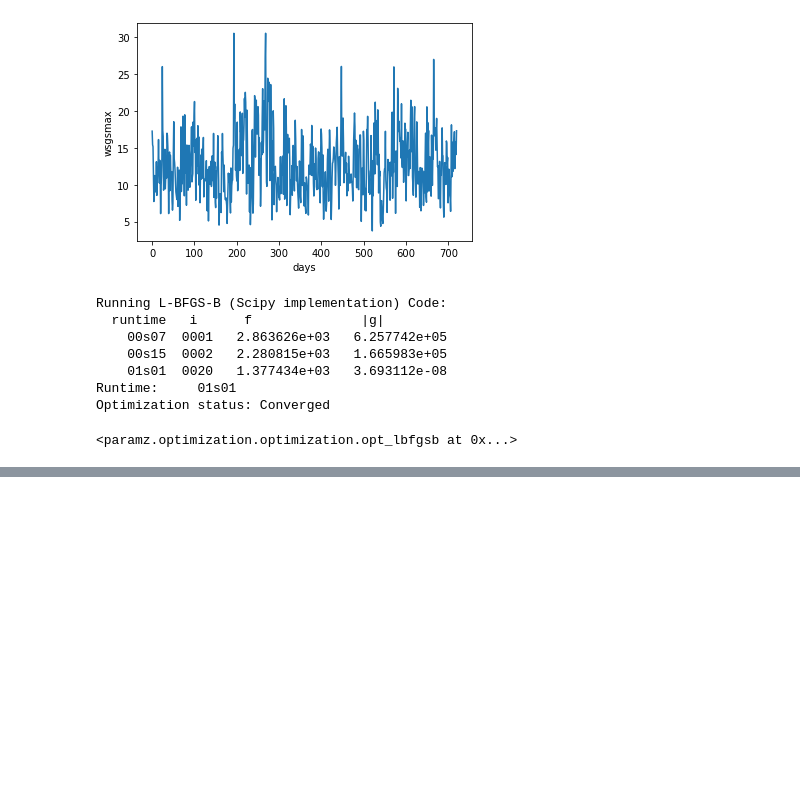
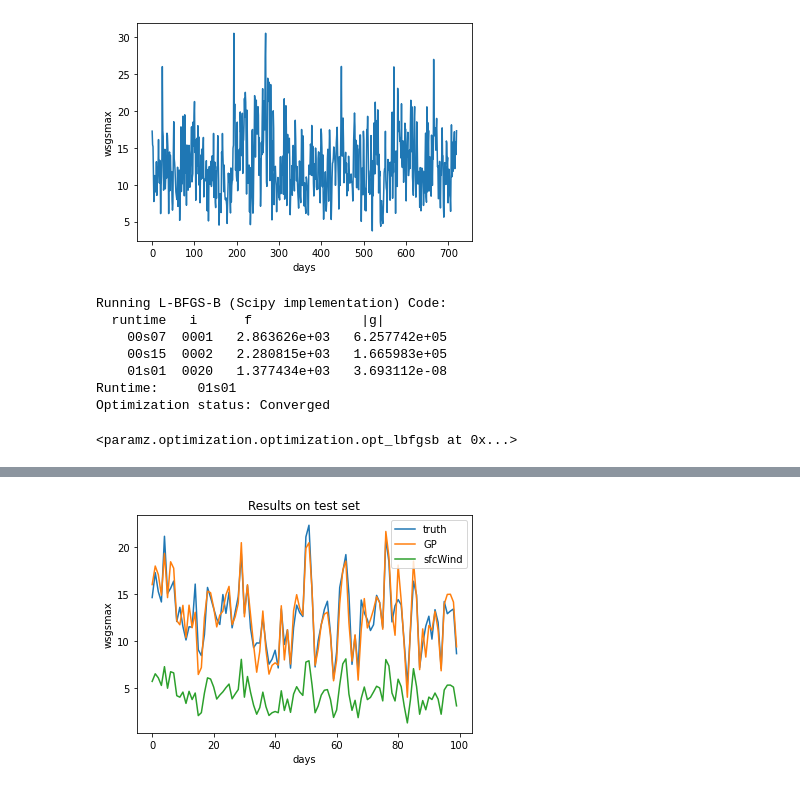
Before and after one commit to dantsai123/wind, a Jupyter notebook: single_point.ipynb, the cells around one changed output, grey strips where cells are left out. Cells and saved outputs as stored; diff of their text form; code cells hidden in the pictures; blank space fills up the shorter version.

Commit message:
Improve single point results.

```diff
--- a/single_point.ipynb
+++ b/single_point.ipynb
@@ -82,0 +84,14 @@ plt.show()
+# %%
+short_test = test_inputs[0:100]
+short_targets = test_wsgsmax[0:100]
+plt.plot(range(short_test.shape[0]), short_targets, label="truth")
+preds = m.predict(short_test)
+plt.plot(range(short_test.shape[0]), preds[0].reshape(-1), label="GP")
+plt.plot(range(short_test.shape[0]), short_test[:,3], label="sfcWind")
+plt.xlabel("days")
+plt.ylabel("wsgsmax")
+plt.title("Results on test set")
+plt.legend()
+plt.show()
+# %% [output]
+[figure, added]
```
Also changed, not shown: parts of 1 cell of this notebook.
